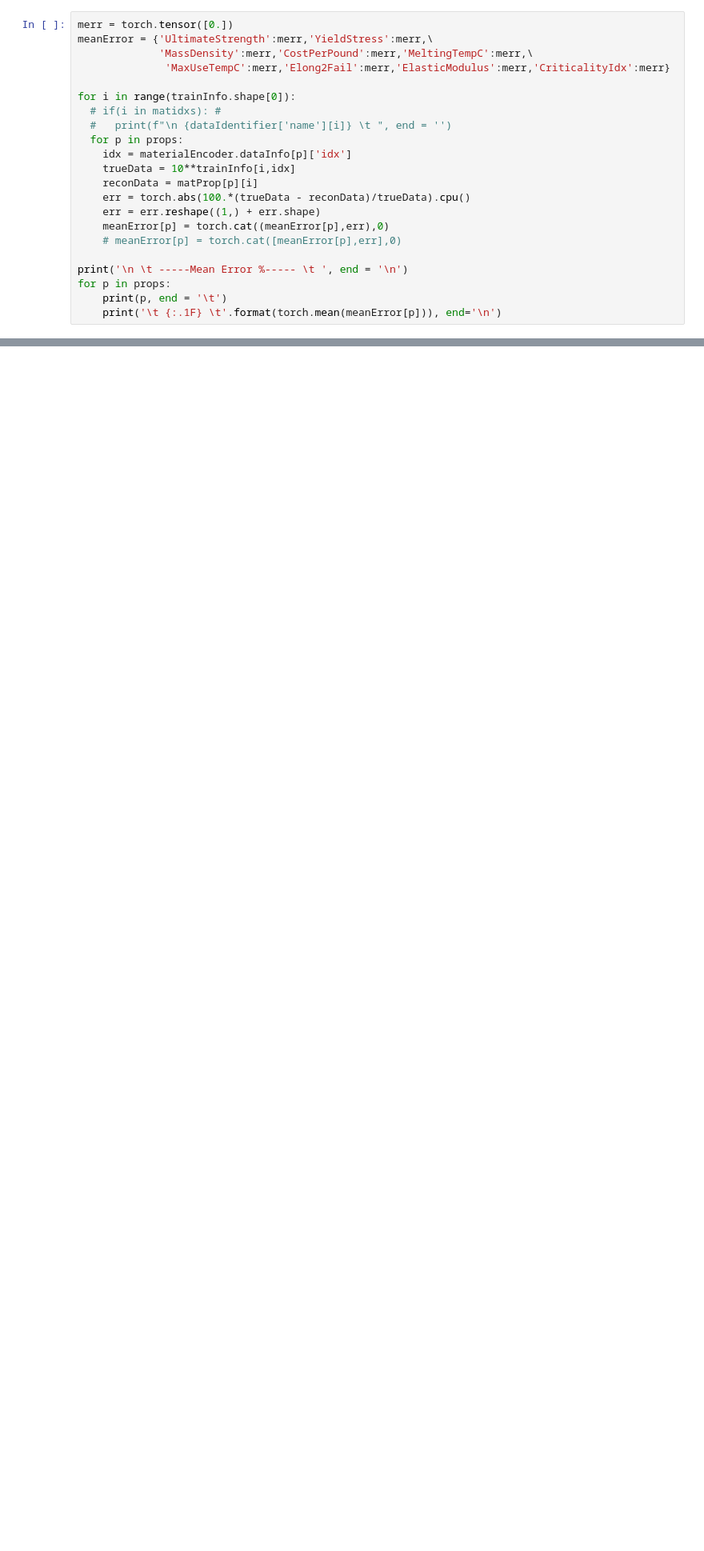
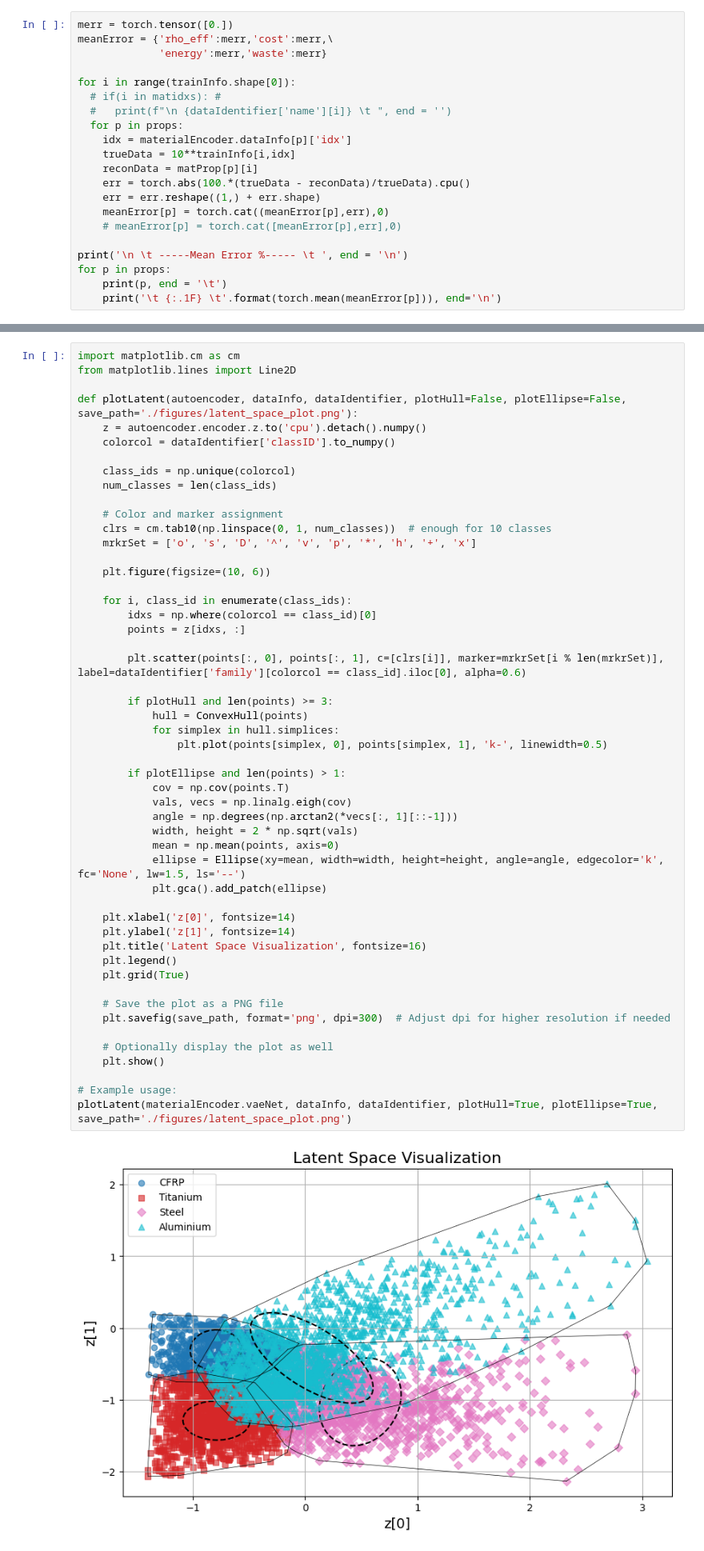
Before and after one commit to mid2SUPAERO/Effect-of-Structural-Material-Ecodesign-Levers-on-wing-design, a Jupyter notebook: rp_VAE/latentSpace_our_RP.ipynb, the cells around one changed output, grey strips where cells are left out. Shown at 80% size. Saved outputs shown, nothing was run; the diff lists cells and outputs as text; blank space fills up the shorter version.

```diff
--- a/rp_VAE/latentSpace_our_RP.ipynb
+++ b/rp_VAE/latentSpace_our_RP.ipynb
@@ -185,8 +180,7 @@ CriticalityIdx           5.5
 # %%
 merr = torch.tensor([0.])
-meanError = {'UltimateStrength':merr,'YieldStress':merr,\
-             'MassDensity':merr,'CostPerPound':merr,'MeltingTempC':merr,\
-              'MaxUseTempC':merr,'Elong2Fail':merr,'ElasticModulus':merr,'CriticalityIdx':merr}
+meanError = {'rho_eff':merr,'cost':merr,\
+             'energy':merr,'waste':merr}
 
 for i in range(trainInfo.shape[0]):
   # if(i in matidxs): #
@@ -323,2 +207,55 @@ plotLatent(0, 1, plotHull = False, plotEllipse = True, annotateHead = True, save
+# %%
+import matplotlib.cm as cm
+from matplotlib.lines import Line2D
+
+def plotLatent(autoencoder, dataInfo, dataIdentifier, plotHull=False, plotEllipse=False, save_path='./figures/latent_space_plot.png'):
+    z = autoencoder.encoder.z.to('cpu').detach().numpy()
+    colorcol = dataIdentifier['classID'].to_numpy()
+
+    class_ids = np.unique(colorcol)
+    num_classes = len(class_ids)
+
+    # Color and marker assignment
+    clrs = cm.tab10(np.linspace(0, 1, num_classes))  # enough for 10 classes
+    mrkrSet = ['o', 's', 'D', '^', 'v', 'p', '*', 'h', '+', 'x']
+
+    plt.figure(figsize=(10, 6))
+
+    for i, class_id in enumerate(class_ids):
+        idxs = np.where(colorcol == class_id)[0]
+        points = z[idxs, :]
+
+        plt.scatter(points[:, 0], points[:, 1], c=[clrs[i]], marker=mrkrSet[i % len(mrkrSet)], label=dataIdentifier['family'][colorcol == class_id].iloc[0], alpha=0.6)
+
+        if plotHull and len(points) >= 3:
+            hull = ConvexHull(points)
+            for simplex in hull.simplices:
+                plt.plot(points[simplex, 0], points[simplex, 1], 'k-', linewidth=0.5)
+
+        if plotEllipse and len(points) > 1:
+            cov = np.cov(points.T)
+            vals, vecs = np.linalg.eigh(cov)
+            angle = np.degrees(np.arctan2(*vecs[:, 1][::-1]))
+            width, height = 2 * np.sqrt(vals)
+            mean = np.mean(points, axis=0)
+            ellipse = Ellipse(xy=mean, width=width, height=height, angle=angle, edgecolor='k', fc='None', lw=1.5, ls='--')
+            plt.gca().add_patch(ellipse)
+
+    plt.xlabel('z[0]', fontsize=14)
+    plt.ylabel('z[1]', fontsize=14)
+    plt.title('Latent Space Visualization', fontsize=16)
+    plt.legend()
+    plt.grid(True)
+
+    # Save the plot as a PNG file
+    plt.savefig(save_path, format='png', dpi=300)  # Adjust dpi for higher resolution if needed
+
+    # Optionally display the plot as well
+    plt.show()
+
+# Example usage:
+plotLatent(materialEncoder.vaeNet, dataInfo, dataIdentifier, plotHull=True, plotEllipse=True, save_path='./figures/latent_space_plot.png')
+# %% [output]
+[figure, added]
 # %%
 plt.close('all')
```
Also changed, not shown: parts of 10 cells of this notebook.
